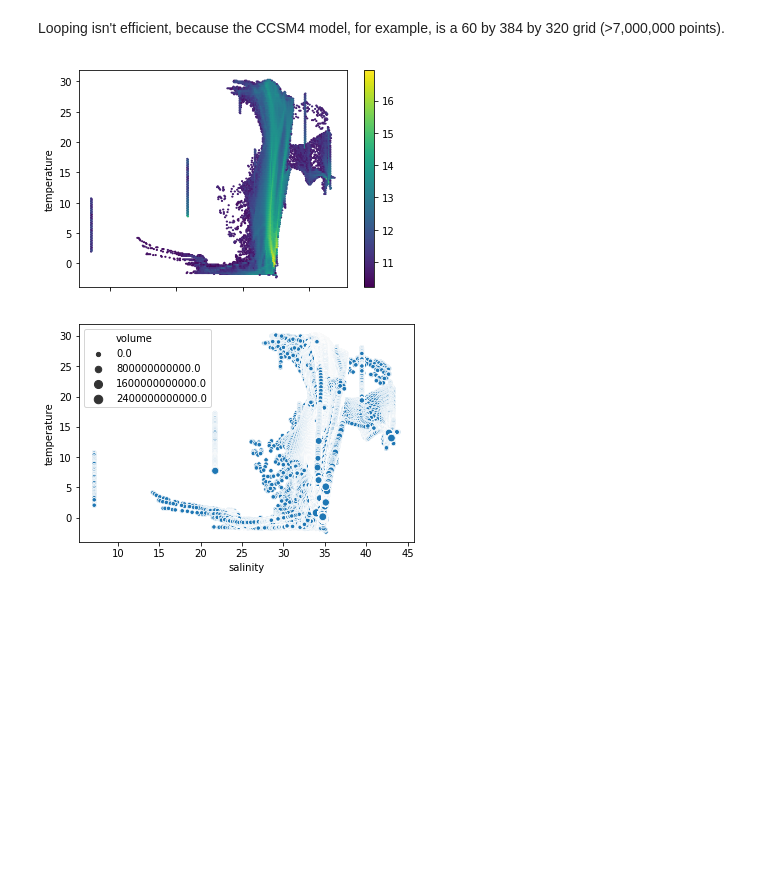
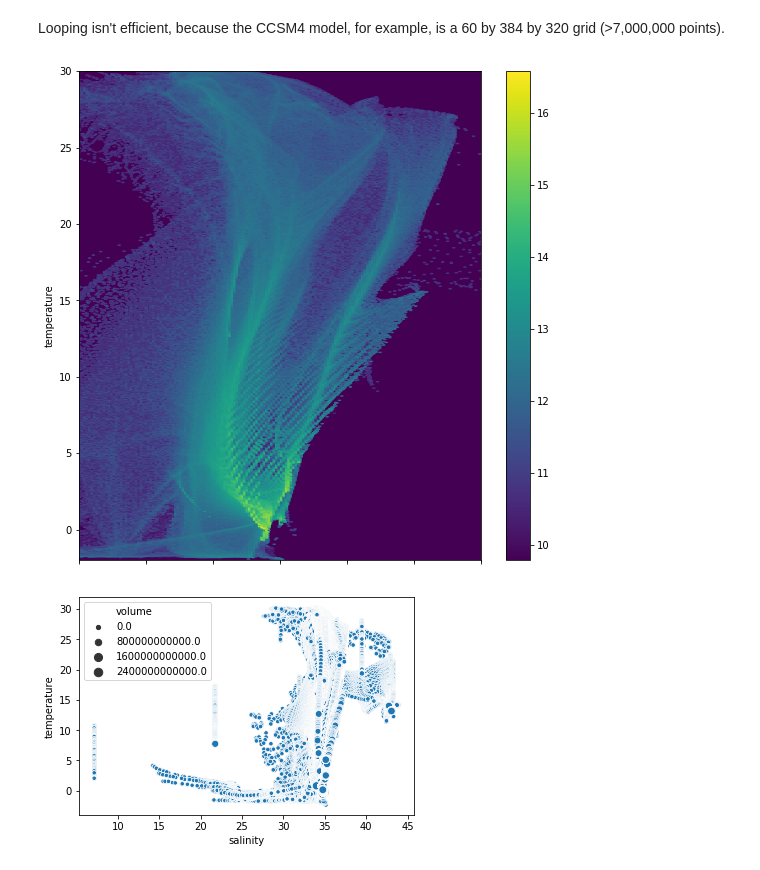
Before and after one commit to DamienIrving/ocean-analysis, a Jupyter notebook: development/ts_distribution.ipynb, the cells around one changed output. Drawn from its saved outputs; the diff is of its cells as text; code cells hidden in the pictures; blank space fills up the shorter version.

```diff
--- a/development/ts_distribution.ipynb
+++ b/development/ts_distribution.ipynb
@@ -15,8 +15,8 @@ import xarray as xr
 # %%
 %matplotlib inline
 # %%
-tfile = '/g/data/ua6/DRSv2/CMIP5/CCSM4/historical/mon/ocean/r1i1p1/thetao/latest/thetao_Omon_CCSM4_historical_r1i1p1_200001-200512.nc'
-sfile = '/g/data/ua6/DRSv2/CMIP5/CCSM4/historical/mon/ocean/r1i1p1/so/latest/so_Omon_CCSM4_historical_r1i1p1_200001-200512.nc'
+tfile = '/g/data/ua6/DRSv3/CMIP5/CCSM4/historical/mon/ocean/r1i1p1/thetao/latest/thetao_Omon_CCSM4_historical_r1i1p1_200001-200512.nc'
+sfile = '/g/data/ua6/DRSv3/CMIP5/CCSM4/historical/mon/ocean/r1i1p1/so/latest/so_Omon_CCSM4_historical_r1i1p1_200001-200512.nc'
 vfile = '/g/data/r87/dbi599/DRSv2/CMIP5/CCSM4/historical/fx/ocean/r0i0p0/volcello/latest/volcello-inferred_fx_CCSM4_historical_r0i0p0.nc'
 bfile = '/g/data/r87/dbi599/DRSv2/CMIP5/CCSM4/historical/fx/ocean/r0i0p0/basin/latest/basin_fx_CCSM4_historical_r0i0p0.nc'
 # %%
@@ -94,16 +108,25 @@ df['salinity'] = xdata.filled(fill_value=5000)
 df['volume'] = vdata.filled(fill_value=5000)
 # %%
 df = df[df.temperature != 5000]
+df = df[df.temperature != -273.15]
 # %%
 ax = df.plot.hexbin(x='salinity',
                     y='temperature',
                     C='volume',
                     reduce_C_function=numpy.sum,
-                    gridsize=200,
+                    gridsize=1000,
                     bins='log',
-                    cmap="viridis")
+                    cmap="viridis",
+                    figsize=(9,9),
+                    xlim=(32, 38),
+                    ylim=(-2, 30))
+ax.set_facecolor(cm.viridis(0))
+#ax.set_xlim(32, 38)
+#ax.set_ylim(-2, 30)
+
+plt.show()
 # %% [output]
-[figure, old version]
+[figure, new version]
 # %%
 ax = sns.scatterplot(x="salinity",
                      y="temperature",
```
Also changed, not shown: parts of 5 cells of this notebook.
